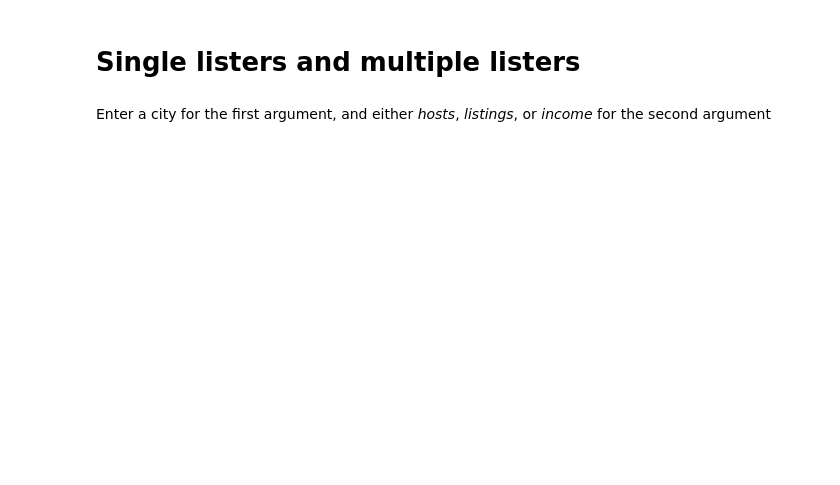
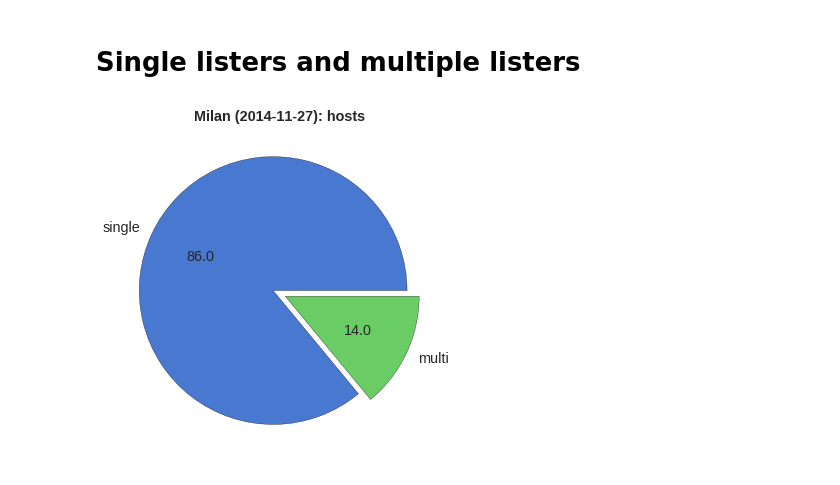
Before and after one commit to dmcglone/airbnb, a Jupyter notebook: Airbnb.ipynb, the cells around one changed output. Cells and saved outputs as stored; diff of their text form; code cells hidden in the pictures; blank space fills up the shorter version.

```diff
--- a/Airbnb.ipynb
+++ b/Airbnb.ipynb
@@ -173,5 +175,3 @@ room_type_plot('rome', 'income', 'pie')
 # %% [markdown]
 Single listers and multiple listers
 ====
-# %% [markdown]
-Enter a city for the first argument, and either *hosts*, *listings*, or *income* for the second argument
@@ -180,3 +178,9 @@ multilister_plot('milan', 'income')
+# %%
+# arg0 = city
+# arg1 = 'hosts', 'listings', or 'income'
+multilister_plot('milan', 'hosts')
+# %% [output]
+[figure, added]
 # %%
 # Airbnb Berlin Report
 cur = conn.cursor()
```
Also changed, not shown: parts of 3 cells of this notebook, 5 other files.
